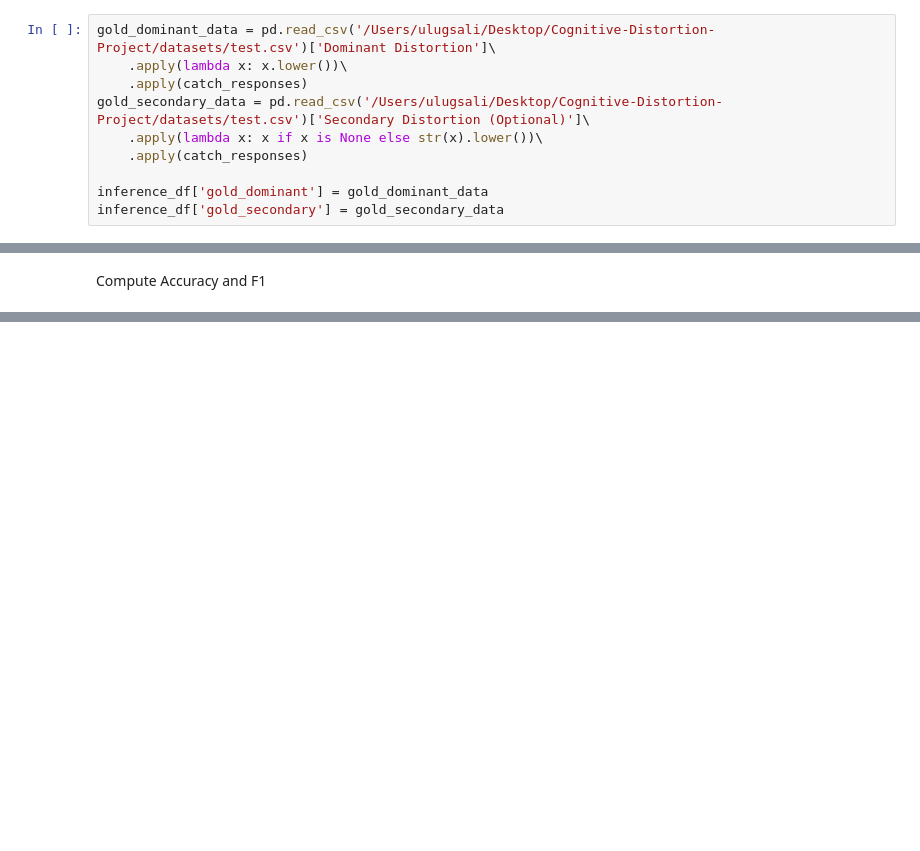
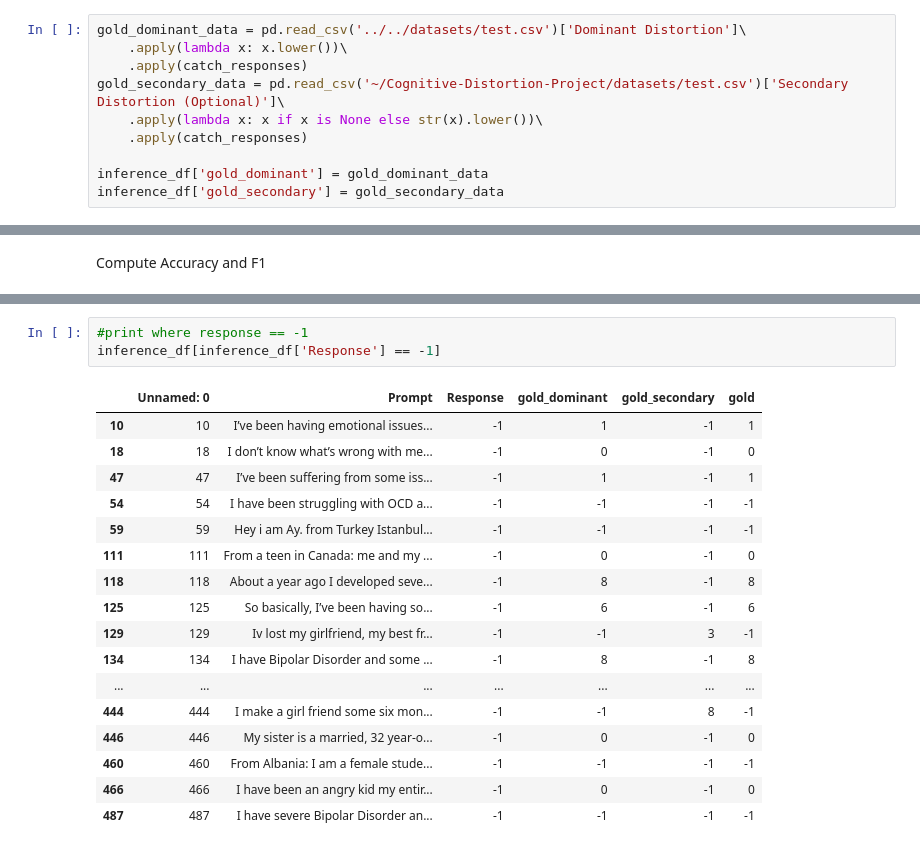
Before and after one commit to NickA02/Cognitive-Distortion-Project, a Jupyter notebook: results/assessment/multiclass_elimination.ipynb, the cells around one changed output, grey strips where cells are left out. Saved outputs shown, nothing was run; the diff lists cells and outputs as text; blank space fills up the shorter version.

```diff
--- a/results/assessment/multiclass_elimination.ipynb
+++ b/results/assessment/multiclass_elimination.ipynb
@@ -101,10 +110,10 @@ inference_df.head(20)
 # %% [markdown]
 Gather Gold Data
 # %%
-gold_dominant_data = pd.read_csv('/Users/ulugsali/Desktop/Cognitive-Distortion-Project/datasets/test.csv')['Dominant Distortion']\
+gold_dominant_data = pd.read_csv('../../datasets/test.csv')['Dominant Distortion']\
     .apply(lambda x: x.lower())\
     .apply(catch_responses)
-gold_secondary_data = pd.read_csv('/Users/ulugsali/Desktop/Cognitive-Distortion-Project/datasets/test.csv')['Secondary Distortion (Optional)']\
+gold_secondary_data = pd.read_csv('~/Cognitive-Distortion-Project/datasets/test.csv')['Secondary Distortion (Optional)']\
     .apply(lambda x: x if x is None else str(x).lower())\
     .apply(catch_responses)
 
@@ -190,0 +214,21 @@ F1-Score (Weighted): 0.09196047546689301
+# %%
+#print where response == -1
+inference_df[inference_df['Response'] == -1]
+# %% [output]
+|  | Unnamed: 0 | Prompt | Response | gold_dominant | gold_secondary | gold |
+| 10 | 10 | I’ve been having emotional issues... | -1 | 1 | -1 | 1 |
+| 18 | 18 | I don’t know what’s wrong with me... | -1 | 0 | -1 | 0 |
+| 47 | 47 | I’ve been suffering from some iss... | -1 | 1 | -1 | 1 |
+| 54 | 54 | I have been struggling with OCD a... | -1 | -1 | -1 | -1 |
+| 59 | 59 | Hey i am Ay. from Turkey Istanbul... | -1 | -1 | -1 | -1 |
+| 111 | 111 | From a teen in Canada: me and my ... | -1 | 0 | -1 | 0 |
+| 118 | 118 | About a year ago I developed seve... | -1 | 8 | -1 | 8 |
+| 125 | 125 | So basically, I’ve been having so... | -1 | 6 | -1 | 6 |
+| 129 | 129 | Iv lost my girlfriend, my best fr... | -1 | -1 | 3 | -1 |
+| 134 | 134 | I have Bipolar Disorder and some ... | -1 | 8 | -1 | 8 |
+| ... | ... | ... | ... | ... | ... | ... |
+| 444 | 444 | I make a girl friend some six mon... | -1 | -1 | 8 | -1 |
+| 446 | 446 | My sister is a married, 32 year-o... | -1 | 0 | -1 | 0 |
+| 460 | 460 | From Albania: I am a female stude... | -1 | -1 | -1 | -1 |
+| 466 | 466 | I have been an angry kid my entir... | -1 | 0 | -1 | 0 |
+| 487 | 487 | I have severe Bipolar Disorder an... | -1 | -1 | -1 | -1 |
```
Also changed, not shown: parts of 7 cells of this notebook, 9 other files.
